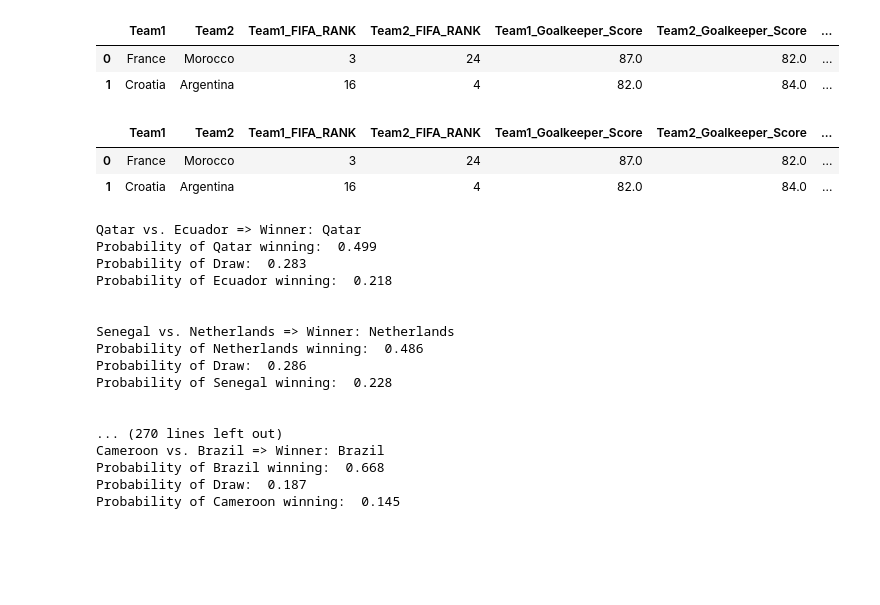
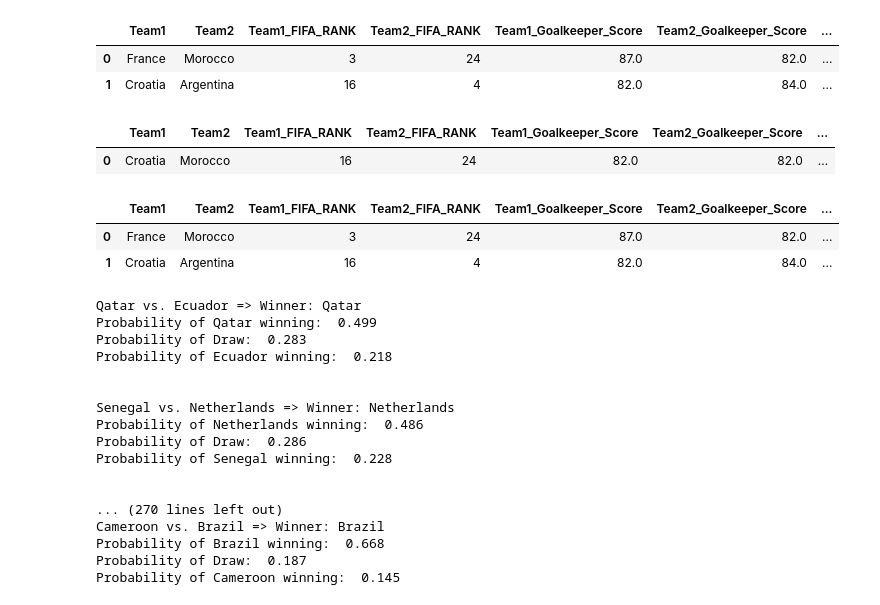
Before and after one commit to ahmaddroobi99/WordCup2022_WinnerPrediction_ML, a Jupyter notebook: Jupter notebooks/Final_Prediction.ipynb, the cells around one changed output. Cells and saved outputs as stored; diff of their text form; code cells hidden in the pictures; blank space fills up the shorter version.

```diff
--- a/Jupter notebooks/Final_Prediction.ipynb
+++ b/Jupter notebooks/Final_Prediction.ipynb
@@ -51,3 +51,6 @@ group_matches_semi_Fin
 |  | country1 | country2 |
 | 0 | France | Morocco |
 | 1 | Argentina | Croatia |
+# %%
+group_matches_3rd = pd.read_csv('../Datasets/Qatar_group_stage_3rd.csv')
+group_matches_3rd
@@ -183,6 +189,12 @@ dataset_groups_Semi.tail()
 |  | Team1 | Team2 | Team1_FIFA_RANK | Team2_FIFA_RANK | Team1_Goalkeeper_Score | Team2_Goalkeeper_Score | ... |
 | 0 | France | Morocco | 3 | 24 | 87.0 | 82.0 | ... |
 | 1 | Croatia | Argentina | 16 | 4 | 82.0 | 84.0 | ... |
+# %%
+dataset_groups_3rd = matches(group_matches_3rd)
+dataset_groups_3rd.tail()
+# %% [output]
+|  | Team1 | Team2 | Team1_FIFA_RANK | Team2_FIFA_RANK | Team1_Goalkeeper_Score | Team2_Goalkeeper_Score | ... |
+| 0 | Croatia | Morocco | 16 | 24 | 82.0 | 82.0 | ... |
 # %%
 dataset_groups_final = matches(group_matches_Fin)
 dataset_groups_Semi.tail()
```
Also changed, not shown: parts of 4 cells of this notebook.
